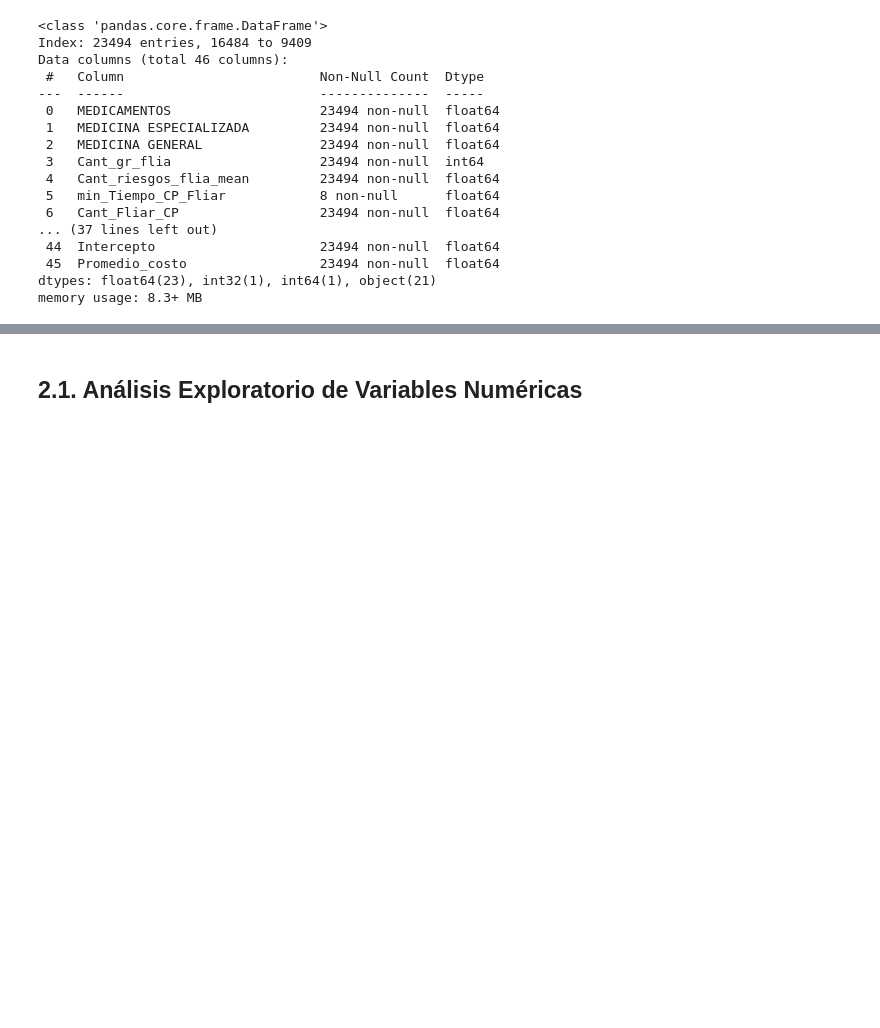
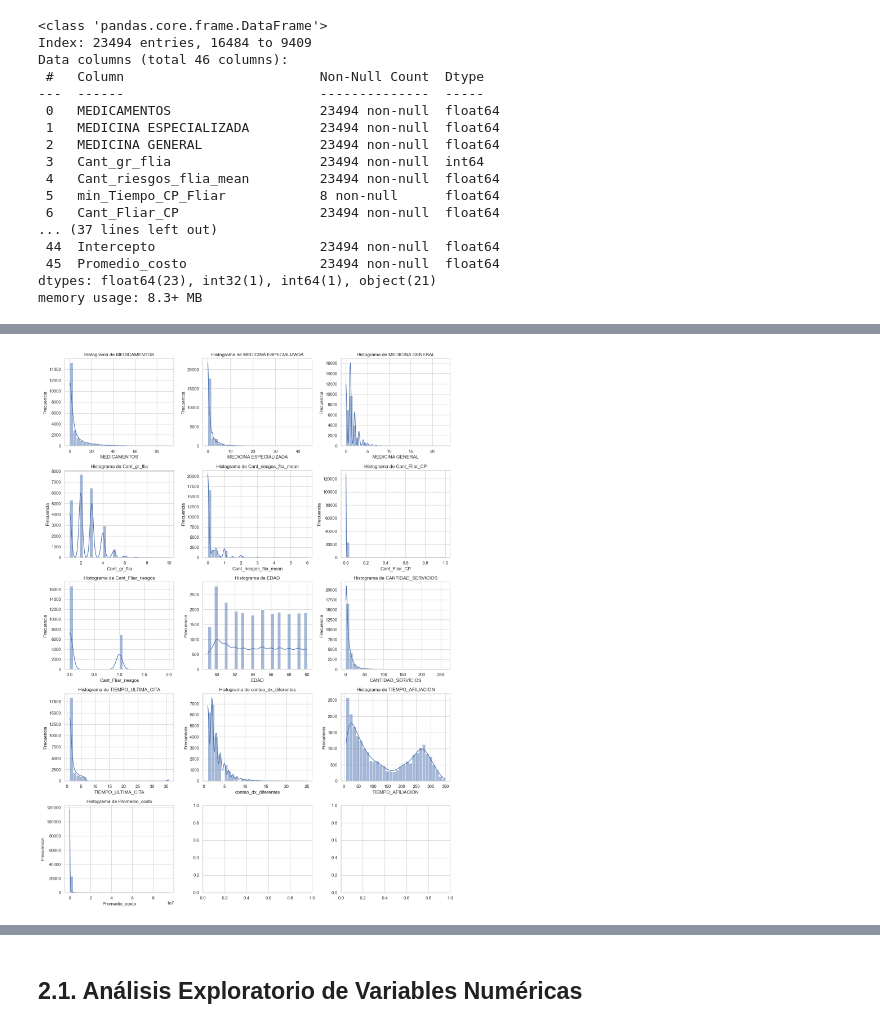
Before and after one commit to Daniel1martinez2/prostate_challenge_FDA, a Jupyter notebook: main.ipynb, the cells around one changed output, grey strips where cells are left out. Drawn from its saved outputs; the diff is of its cells as text; code cells hidden in the pictures; blank space fills up the shorter version.

```diff
--- a/main.ipynb
+++ b/main.ipynb
@@ -86,0 +344,32 @@ memory usage: 8.3+ MB
+# %%
+import matplotlib.pyplot as plt
+import seaborn as sns
+
+# Configura el estilo de los gráficos
+sns.set(style='whitegrid')
+
+# Selecciona las columnas numéricas
+num_cols = df_train_3.select_dtypes(include=['float64', 'int64']).columns
+
+# Determina el número total de columnas y filas necesarias
+num_cols_total = len(num_cols)
+num_rows = (num_cols_total // 3) + (num_cols_total % 3 > 0)
+
+# Crea la figura y los ejes
+fig, axes = plt.subplots(num_rows, 3, figsize=(15, num_rows * 4))
+
+# Aplana la matriz de ejes para facilitar la iteración
+axes = axes.flatten()
+
+# Crea un histograma para cada variable numérica
+for i, col in enumerate(num_cols):
+    sns.histplot(df_train_3[col], bins=30, kde=True, ax=axes[i])
+    axes[i].set_title(f'Histograma de {col}')
+    axes[i].set_xlabel(col)
+    axes[i].set_ylabel('Frecuencia')
+
+# Ajusta el espacio entre los gráficos
+plt.tight_layout()
+plt.show()
+# %% [output]
+[figure, added]
```
Also changed, not shown: parts of 41 cells of this notebook, 4 other files.
